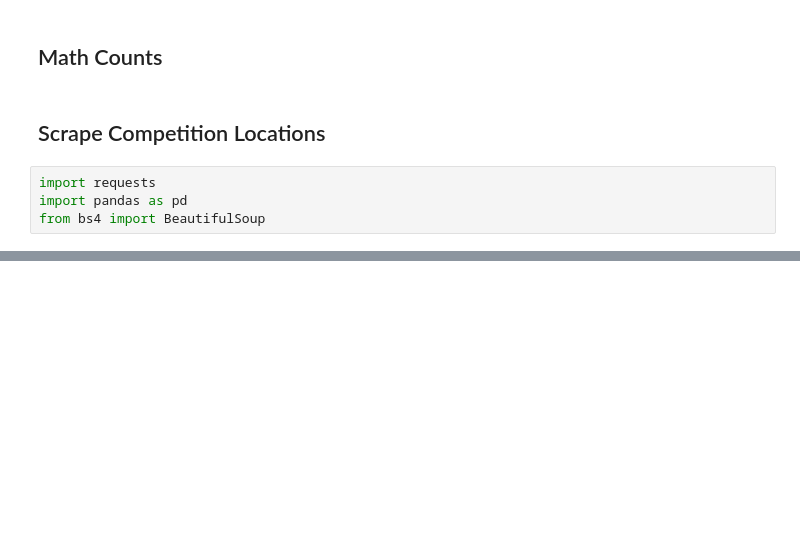
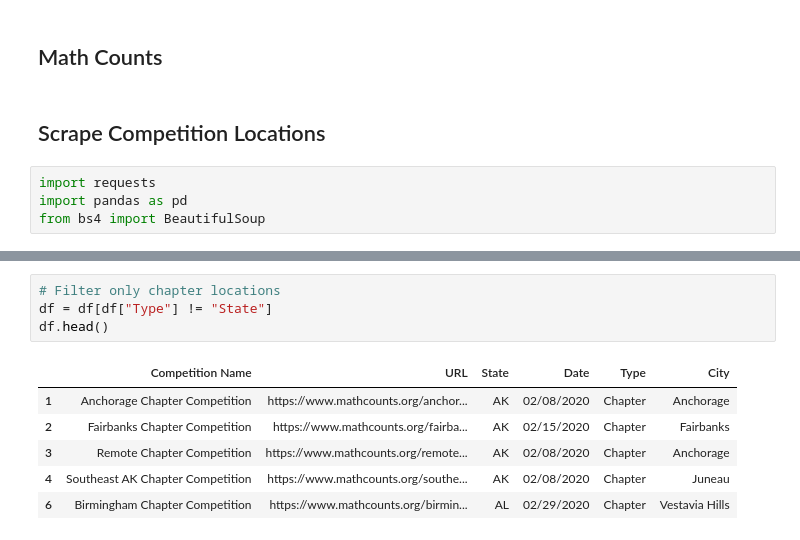
Before and after one commit to jeffreyshen19/blog, a Jupyter notebook: _code/mathcounts/Math Counts.ipynb, the cells around one changed output, grey strips where cells are left out. Cells and saved outputs as stored; diff of their text form; blank space fills up the shorter version.

```diff
--- a/_code/mathcounts/Math Counts.ipynb
+++ b/_code/mathcounts/Math Counts.ipynb
@@ -35,0 +43,11 @@ df.head()
+# %%
+# Filter only chapter locations
+df = df[df["Type"] != "State"]
+df.head()
+# %% [output]
+|  | Competition Name | URL | State | Date | Type | City |
+| 1 | Anchorage Chapter Competition | https://www.mathcounts.org/anchor... | AK | 02/08/2020 | Chapter | Anchorage |
+| 2 | Fairbanks Chapter Competition | https://www.mathcounts.org/fairba... | AK | 02/15/2020 | Chapter | Fairbanks |
+| 3 | Remote Chapter Competition | https://www.mathcounts.org/remote... | AK | 02/08/2020 | Chapter | Anchorage |
+| 4 | Southeast AK Chapter Competition | https://www.mathcounts.org/southe... | AK | 02/08/2020 | Chapter | Juneau |
+| 6 | Birmingham Chapter Competition | https://www.mathcounts.org/birmin... | AL | 02/29/2020 | Chapter | Vestavia Hills |
```
Also changed, not shown: parts of 5 cells of this notebook.
